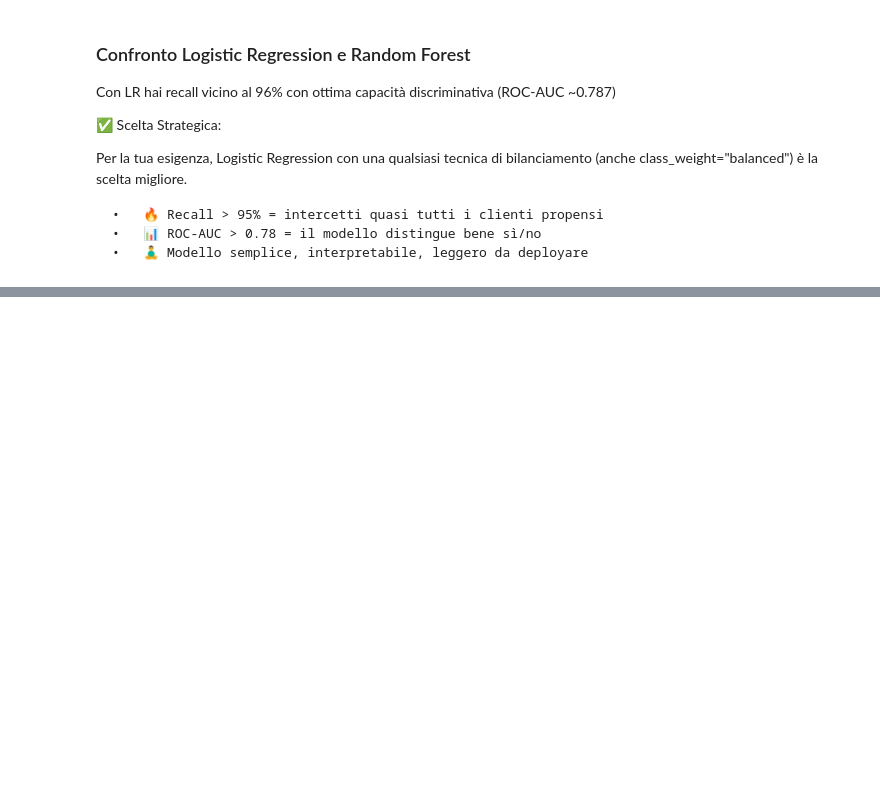
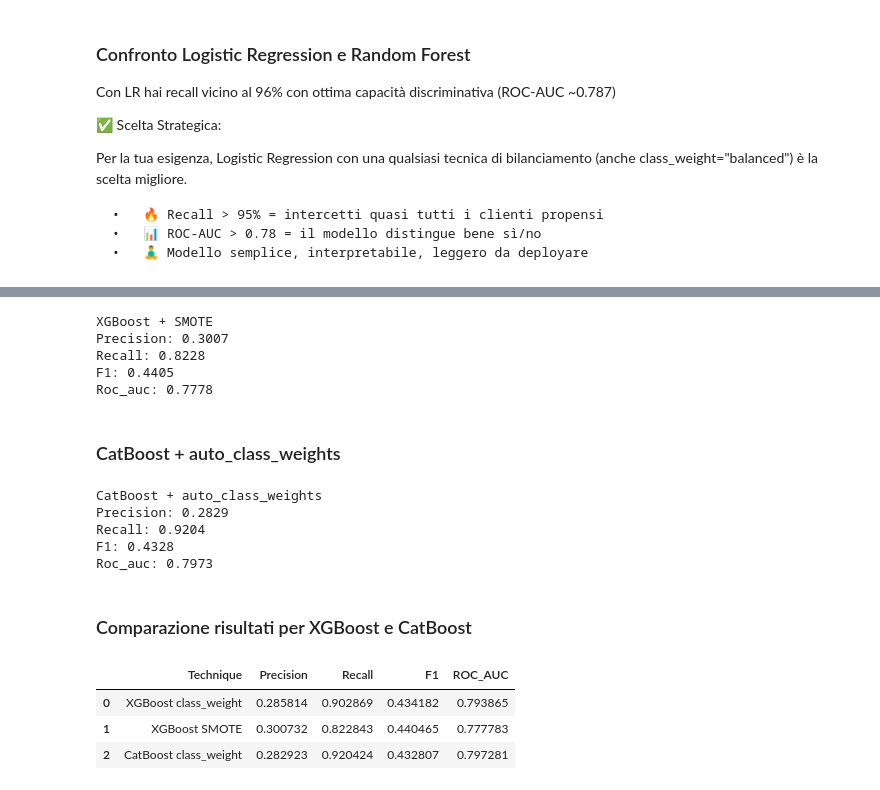
Before and after one commit to cdario79/CrossSellingAssicuratvo, a Jupyter notebook: Cross_Selling_Assicurativo.ipynb, the cells around one changed output, grey strips where cells are left out. Saved outputs shown, nothing was run; the diff lists cells and outputs as text; code cells hidden in the pictures; blank space fills up the shorter version.

Commit message:
testati vari modelli + gestione sbilanciamento classi

```diff
--- a/Cross_Selling_Assicurativo.ipynb
+++ b/Cross_Selling_Assicurativo.ipynb
@@ -1717,0 +1744,3 @@ Per la tua esigenza, Logistic Regression con una qualsiasi tecnica di bilanciame
+# %%
+# Calcolo scale_pos_weight (classi sbilanciate)
+scale_pos_weight = (y == 0).sum() / (y == 1).sum()
@@ -1717,0 +1773,71 @@ Per la tua esigenza, Logistic Regression con una qualsiasi tecnica di bilanciame
+# %%
+pipeline_xgb_smote = ImbPipeline([
+    ('smote', SMOTE(random_state=42)),
+    ('xgb', XGBClassifier(
+        tree_method='hist',
+        scale_pos_weight=1,  # con SMOTE non serve bilanciamento interno
+        eval_metric='logloss',
+        random_state=42,
+        n_jobs=-1
+    ))
+])
+
+scores_xgb_smote = cross_validate(pipeline_xgb_smote, X, y, scoring=scoring, cv=cv, n_jobs=1)
+
+print("XGBoost + SMOTE")
+for metric, value in scores_xgb_smote.items():
+    if metric.startswith('test_'):
+        print(f"{metric.replace('test_', '').capitalize()}: {np.mean(value):.4f}")
+# %% [output]
+XGBoost + SMOTE
+Precision: 0.3007
+Recall: 0.8228
+F1: 0.4405
+Roc_auc: 0.7778
+# %% [markdown]
+### CatBoost + auto_class_weights
+# %%
+cat_model = CatBoostClassifier(
+    task_type='GPU',
+    auto_class_weights='Balanced',
+    verbose=0,
+    random_state=42
+)
+
+scores_cat = cross_validate(cat_model, X, y, scoring=scoring, cv=cv, n_jobs=1)
+
+print("CatBoost + auto_class_weights")
+for metric, value in scores_cat.items():
+    if metric.startswith('test_'):
+        print(f"{metric.replace('test_', '').capitalize()}: {np.mean(value):.4f}")
+# %% [output]
+CatBoost + auto_class_weights
+Precision: 0.2829
+Recall: 0.9204
+F1: 0.4328
+Roc_auc: 0.7973
+# %% [markdown]
+### Comparazione risultati per XGBoost e CatBoost
+# %%
+comparison_boost = pd.DataFrame({
+    "Technique": ["XGBoost class_weight", "XGBoost SMOTE", "CatBoost class_weight"],
+    "Precision": [np.mean(scores_xgb['test_precision']),
+                  np.mean(scores_xgb_smote['test_precision']),
+                  np.mean(scores_cat['test_precision'])],
+    "Recall": [np.mean(scores_xgb['test_recall']),
+               np.mean(scores_xgb_smote['test_recall']),
+               np.mean(scores_cat['test_recall'])],
+    "F1": [np.mean(scores_xgb['test_f1']),
+           np.mean(scores_xgb_smote['test_f1']),
+           np.mean(scores_cat['test_f1'])],
+    "ROC_AUC": [np.mean(scores_xgb['test_roc_auc']),
+                np.mean(scores_xgb_smote['test_roc_auc']),
+                np.mean(scores_cat['test_roc_auc'])]
+})
+# %%
+comparison_boost
+# %% [output]
+|  | Technique | Precision | Recall | F1 | ROC_AUC |
+| 0 | XGBoost class_weight | 0.285814 | 0.902869 | 0.434182 | 0.793865 |
+| 1 | XGBoost SMOTE | 0.300732 | 0.822843 | 0.440465 | 0.777783 |
+| 2 | CatBoost class_weight | 0.282923 | 0.920424 | 0.432807 | 0.797281 |
```
Also changed, not shown: parts of 12 cells of this notebook.
